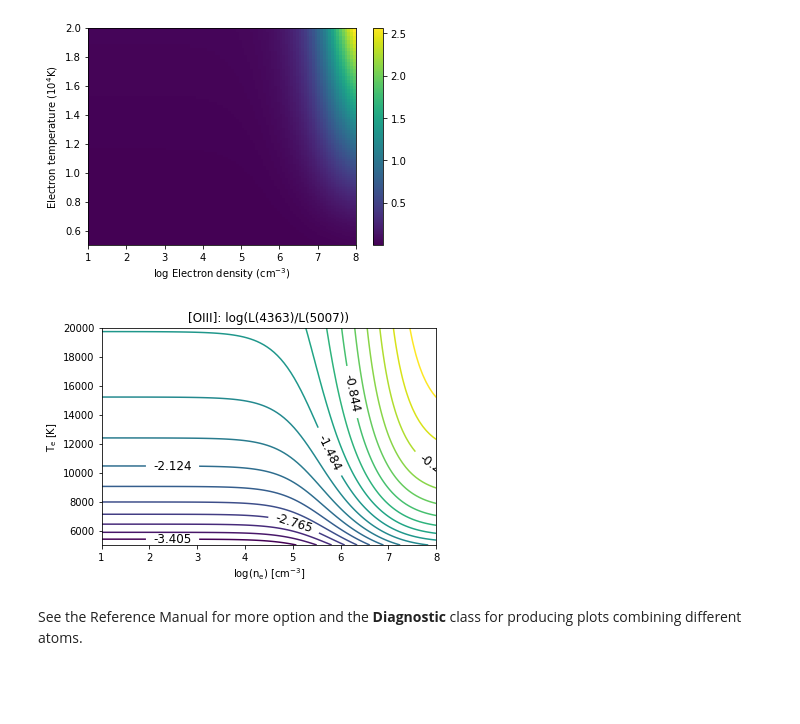
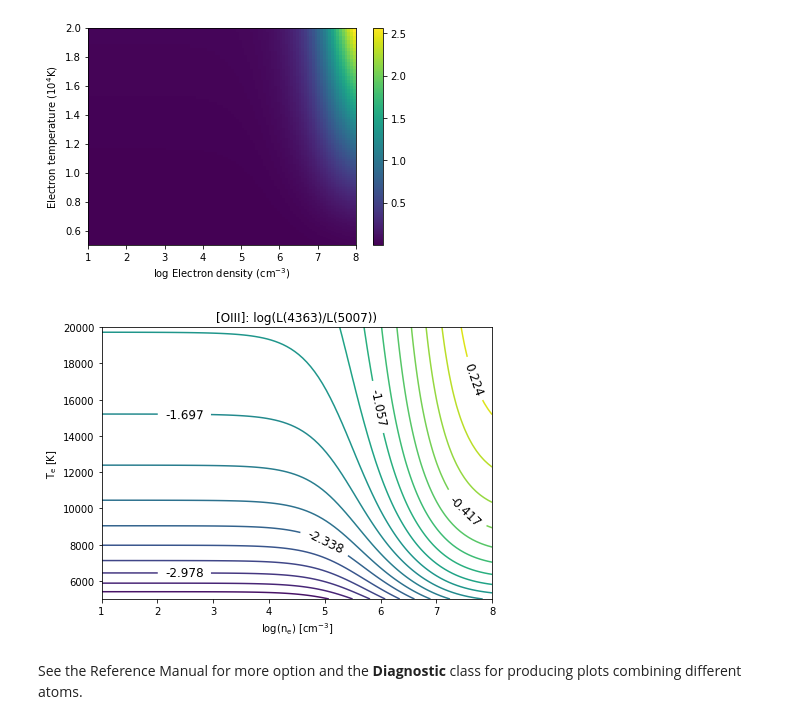
Before and after one commit to Morisset/PyNeb_devel, a Jupyter notebook: docs/Notebooks/PyNeb_manual_7.ipynb, the cells around one changed output. Cells and saved outputs as stored; diff of their text form; code cells hidden in the pictures; blank space fills up the shorter version.

```diff
--- a/docs/Notebooks/PyNeb_manual_7.ipynb
+++ b/docs/Notebooks/PyNeb_manual_7.ipynb
@@ -37,10 +38,12 @@ There are two plotting tools integrated in the __EmisGrid__ object:
 O3_EG.plotImage(to_eval = 'L(4363)/L(5007)')
 # %% [output]
 [figure]
-# %%
-O3_EG.plotContours(to_eval = 'L(4363)/L(5007)')
-# %% [output]
-[figure, removed]
+# %%
+f, ax = plt.subplots(figsize=(7,5))
+O3_EG.plotContours(to_eval = 'L(4363)/L(5007)', ax=ax)
+f.savefig('OIII_diag.pdf')
+# %% [output]
+[figure, added]
 # %% [markdown]
 See the Reference Manual for more option and the __Diagnostic__ class for producing plots combining different atoms.
 # %% [markdown]
```
Also changed, not shown: parts of 1 cell of this notebook, 1 other file.
